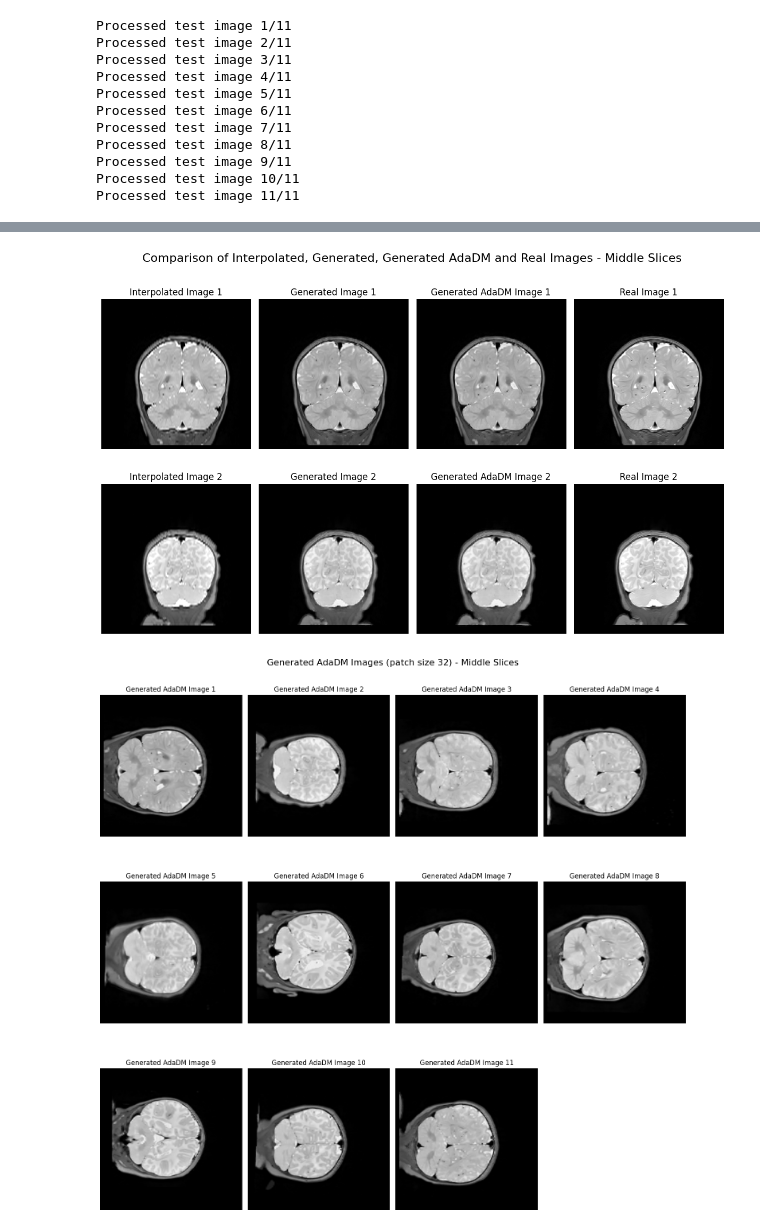
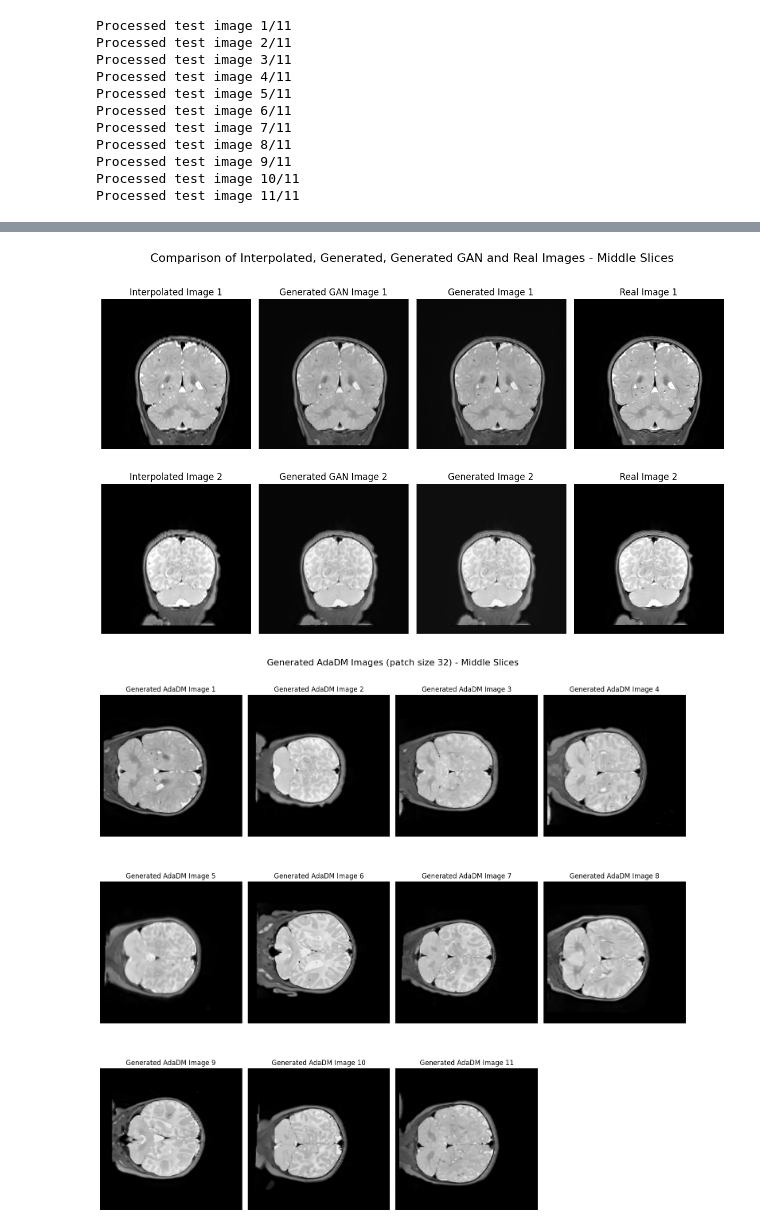
Before and after one commit to almalennartsson-dev/baby-ai-local, a Jupyter notebook: random.ipynb, the cells around one changed output, grey strips where cells are left out. Cells and saved outputs as stored; diff of their text form; code cells hidden in the pictures.

```diff
--- a/random.ipynb
+++ b/random.ipynb
@@ -19,0 +48,13 @@ ref_img = nib.load(str(t1_files[0]))
+# %%
+all = []
+for j in range(len(test_t1[0])):
+    input = torch.tensor(test_t2_LR[0][j]).float().unsqueeze(0)
+    all.append(input.squeeze(0).squeeze(0).cpu().numpy())
+gen_reconstructed = reconstruct_from_patches(all, target_shape, stride)
+# %%
+
+test_nifti_t2 = nib.load("/Users/al1612le/zenodo_upload_v2/s0001/t2.nii.gz")
+test_nifti_t1 = nib.load("/Users/al1612le/zenodo_upload_v2/s0001/t1.nii.gz")
+print(test_nifti_t1.header)
+test_nifti_t1.orthoview()
+#print(ref_img.header)
@@ -20,2 +133,5 @@ ref_img = nib.load(str(t1_files[0]))
+# %%
+img = nib.load(train[0][1]).get_fdata()
+down_img = img[:, :, ::2]
 # %%
 
@@ -44,3 +160,13 @@ Processed test image 8/11
 Processed test image 9/11
 Processed test image 10/11
 Processed test image 11/11
+# %%
+#try on jonathan dataset
+test_jon_t2 = nib.load("/Users/al1612le/jonathant2.nii.gz")
+
+test_jon_t2 = scale_to_reference_img(test_jon_t2, ref_img)
+
+test_jon_t2 = pad_to_shape(test_jon_t2, target_shape)
+print(test_jon_t2.header)
+test_jon_t2_patches = extract_3D_patches(test_jon_t2.get_fdata(), patch_size, stride=stride)
+print(len(test_jon_t2_patches))
@@ -136,44 +615,44 @@ import numpy as np
 
 #turn image 90 degrees anti clockwise for correct orientation
 interpolated_images = [np.rot90(img, k=1, axes=(0, 2)) for img in interpolated_images]
+generated_GAN = [np.rot90(img, k=1, axes=(0, 2)) for img in generated_GAN]
 generated_images = [np.rot90(img, k=1, axes=(0, 2)) for img in generated_images]
-generated_adadm = [np.rot90(img, k=1, axes=(0, 2)) for img in generated_adadm]
 real_images = [np.rot90(img, k=1, axes=(0, 2)) for img in real_images]
 
 num_images = 2
 cols = 4
 rows = num_images
 plt.figure(figsize=(12, 8))
 for i in range(num_images):
     plt.subplot(rows, cols, i * cols + 1)
     mid_slice = interpolated_images[i].shape[2] // 2
     #flip the slice for correct orientation
     plt.imshow(interpolated_images[i][:, mid_slice, :], cmap='gray')
     plt.axis('off')
     plt.title(f"Interpolated Image {i+1}")
 
     plt.subplot(rows, cols, i * cols + 2)
+    mid_slice = generated_GAN[i].shape[2] // 2
+    plt.imshow(generated_GAN[i][:, mid_slice, :], cmap='gray')
+    plt.axis('off')
+    plt.title(f"Generated GAN Image {i+1}")
+
+    plt.subplot(rows, cols, i * cols + 3)
     mid_slice = generated_images[i].shape[2] // 2
     plt.imshow(generated_images[i][:, mid_slice, :], cmap='gray')
     plt.axis('off')
     plt.title(f"Generated Image {i+1}")
-
-    plt.subplot(rows, cols, i * cols + 3)
-    mid_slice = generated_adadm[i].shape[2] // 2
-    plt.imshow(generated_adadm[i][:, mid_slice, :], cmap='gray')
-    plt.axis('off')
-    plt.title(f"Generated AdaDM Image {i+1}")
 
     plt.subplot(rows, cols, i * cols + 4)
     mid_slice = real_images[i].shape[2] // 2
     plt.imshow(real_images[i][:, mid_slice, :], cmap='gray')
     plt.axis('off')
     plt.title(f"Real Image {i+1}")
-plt.suptitle('Comparison of Interpolated, Generated, Generated AdaDM and Real Images - Middle Slices', fontsize=16)
+plt.suptitle('Comparison of Interpolated, Generated, Generated GAN and Real Images - Middle Slices', fontsize=16)
 plt.tight_layout()
 plt.show()
 # %% [output]
-[figure, old version]
+[figure, new version]
 # %%
 # plot all test adadm
 
```
Also changed, not shown: parts of 31 cells of this notebook, 13 other files.
